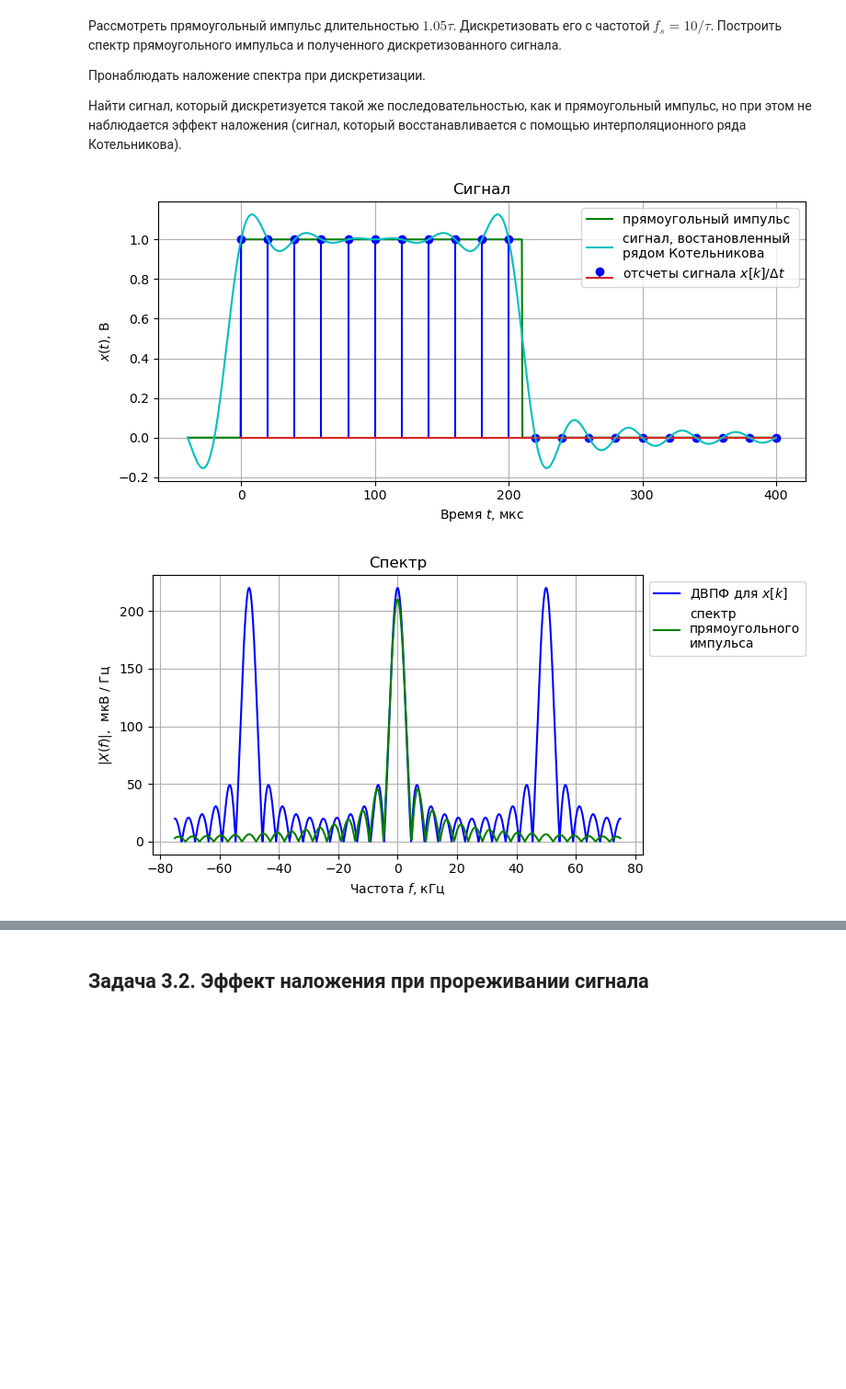
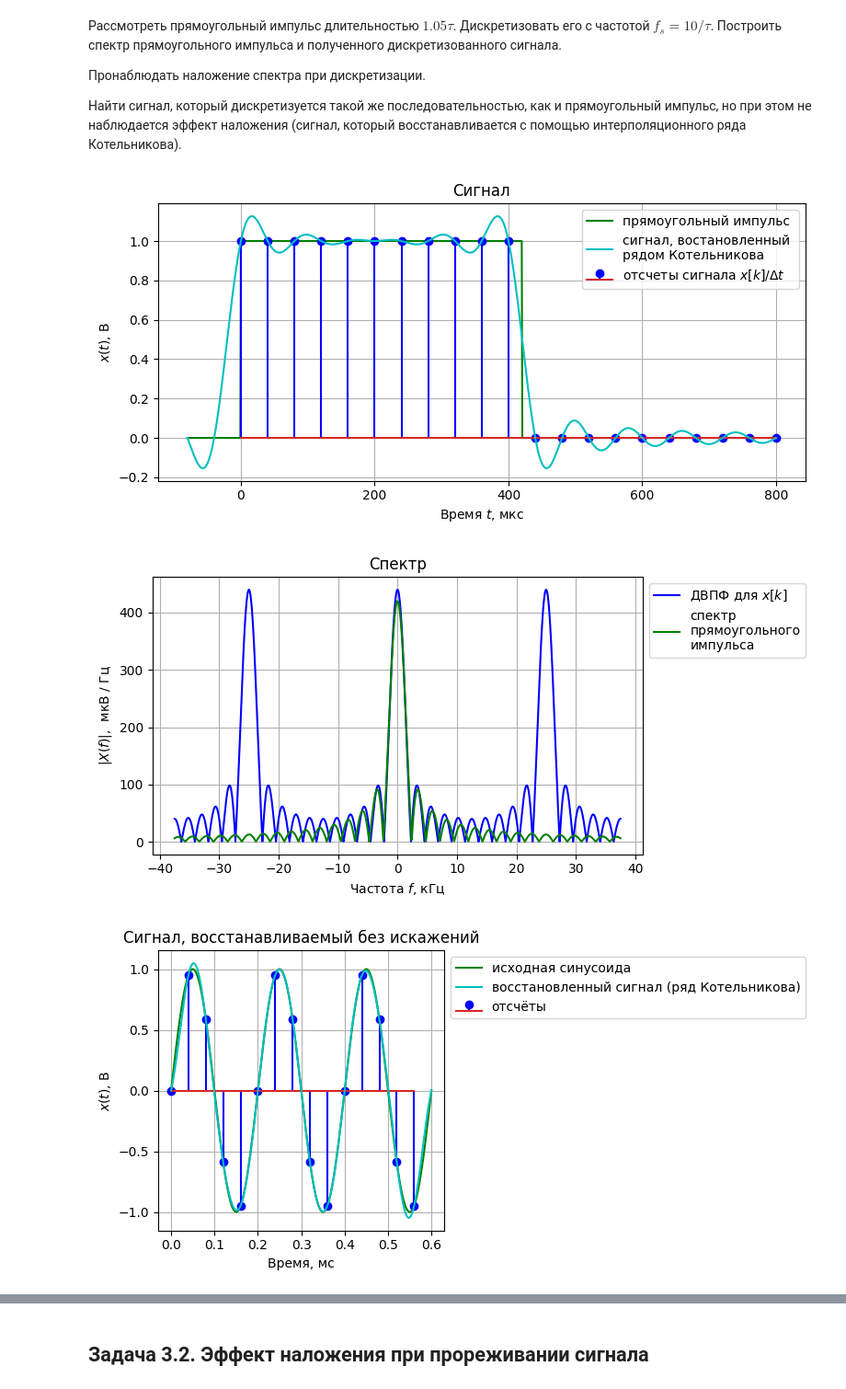
Before and after one commit to isshlyapin/rt_lab_5sem, a Jupyter notebook: lab1/lab1_shlyapin.ipynb, the cells around one changed output, grey strips where cells are left out. Shown at 92% size. Drawn from its saved outputs; the diff is of its cells as text; code cells hidden in the pictures; blank space fills up the shorter version.

```diff
--- a/lab1/lab1_shlyapin.ipynb
+++ b/lab1/lab1_shlyapin.ipynb
@@ -768,7 +768,7 @@ def DTFT_abs3(xk, fs, M=2048):
     res=abs(np.fft.fftshift(np.fft.fft(xk, M)))
     return fs*np.arange(-1.5, 1.5, 1/M), np.hstack((res, res, res))
 # %%
-tau=200*1e-6 #200 мкс
+tau=400*1e-6 #400 мкс
 fs=10/tau
 
 f_band=np.linspace(-1.5*fs, 1.5*fs, 1000) # 1000 - число точек в диапазоне, в которых вычисляется X(f)
@@ -801,32 +801,76 @@ plt.stem(tk*1e6, xk*fs, linefmt='b', markerfmt='bo', label='отсчеты си
 
 
 
 plt.plot(t_band*1e6, np.array([sinc_interp(t, xk) for t in t_band]), 'c', label='сигнал, востановленный \nрядом Котельникова')
 
 plt.title("Сигнал")
 plt.xlabel("Время $t$, мкс")
 plt.ylabel("$x(t)$, В")
 plt.grid()
 plt.legend(loc='best', bbox_to_anchor=(1, 1))
 plt.tight_layout()
 plt.show()
 
 plt.figure(figsize=[8, 4])
 
 
 DFTF_plot=DTFT_abs3(xk, fs)
 plt.plot(DFTF_plot[0]/1e3, DFTF_plot[1]*1e6, 'b', label='ДВПФ для $x[k]$')
 
 plt.plot(f_band/1e3, fourier_transform(signal=boxcar, f_band=f_band, tau=tau, t1=-2*tau, t2=2*tau, res_type="abs")*1e6,
          'g', label='спектр\nпрямоугольного\nимпульса')
 
 plt.title("Спектр")
 plt.xlabel("Частота $f$, кГц")
 plt.ylabel("$|X(f)|$,  мкВ / Гц")
 plt.grid()
 plt.legend(loc='best', bbox_to_anchor=(1, 1))
 plt.tight_layout()
 plt.show()
+
+# === Пример сигнала без эффекта наложения ===
+# (сигнал восстанавливается идеально рядом Котельникова)
+
+f0 = fs / 5  # частота сигнала — пятая часть частоты дискретизации
+A = 1.0      # амплитуда
+phi = 0.0    # начальная фаза
+
+def sinusoid(t):
+    return A * np.sin(2 * np.pi * f0 * t + phi)
+
+# Формируем отсчёты
+tk = np.arange(0, 3/f0, 1/fs)
+xk = np.array([sinusoid(t) / fs for t in tk])
+
+# Временная ось для построения восстановленного сигнала
+t_band = np.linspace(0, 3/f0, 2000)
+
+# Построение графика во времени
+plt.figure(figsize=[8, 4])
+plt.plot(t_band*1e3, [sinusoid(t) for t in t_band], 'g', label='исходная синусоида')
+plt.stem(tk*1e3, xk*fs, linefmt='b', markerfmt='bo', label='отсчёты')
+plt.plot(t_band*1e3, [sinc_interp(t, xk) for t in t_band], 'c', label='восстановленный сигнал (ряд Котельникова)')
+
+plt.title("Сигнал, восстанавливаемый без искажений")
+plt.xlabel("Время, мс")
+plt.ylabel("$x(t)$, В")
+plt.legend(loc='best', bbox_to_anchor=(1, 1))
+plt.grid()
+plt.tight_layout()
+plt.show()
+
+# Построение спектров
+DFTF_plot = DTFT_abs3(xk, fs)
+plt.figure(figsize=[8, 4])
+plt.plot(DFTF_plot[0]/1e3, DFTF_plot[1]*1e6, 'b', label='дискретный спектр (ДВПФ)')
+plt.title("Спектр синусоидального сигнала (fs/5)")
+plt.xlabel("Частота, кГц")
+plt.ylabel("|X(f)|, мкВ / Гц")
+plt.grid()
+plt.legend()
+plt.tight_layout()
+plt.show()
 # %% [output]
-[figure, old version]
+[figure, new version]
 [figure]
+[figure, added]
```
Also changed, not shown: parts of 6 cells of this notebook.
